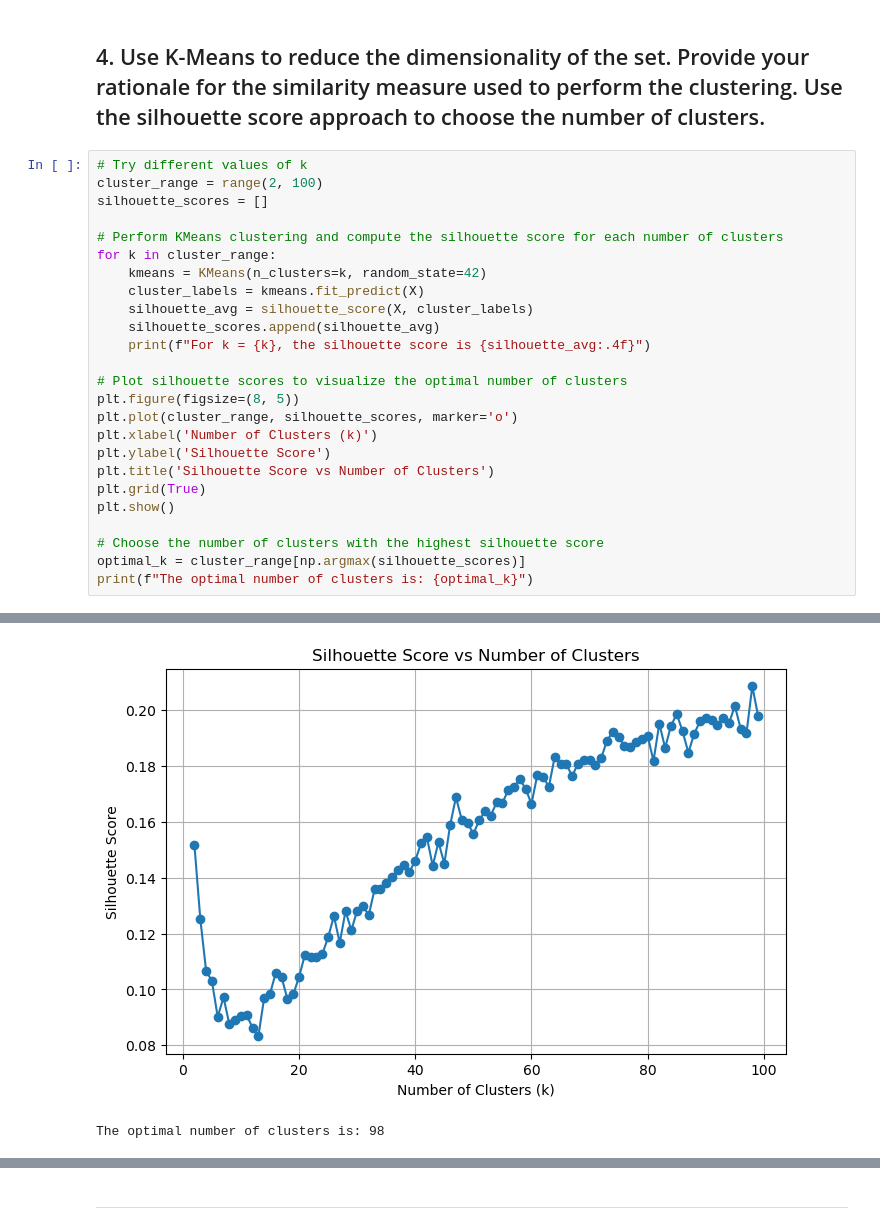
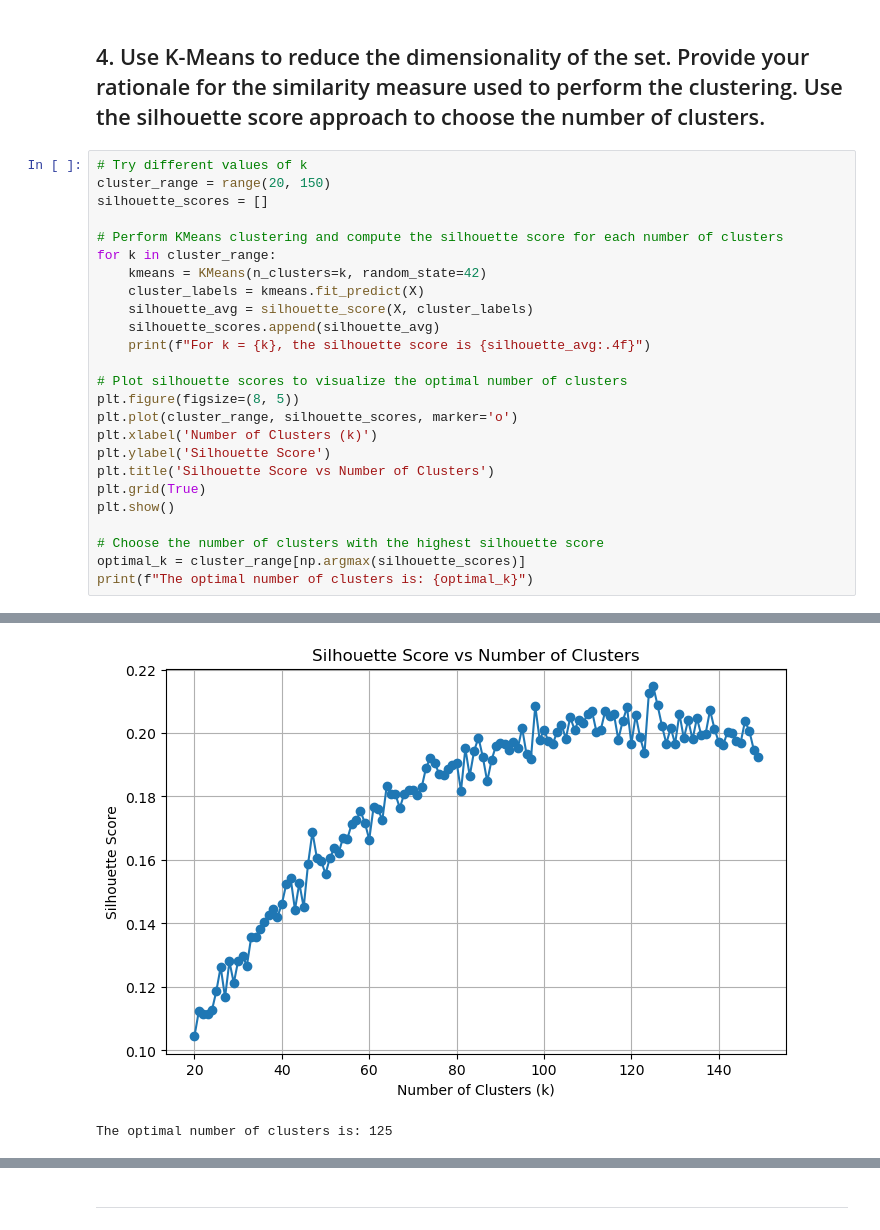
Before and after one commit to Ale248/FALL2024_COMP257, a Jupyter notebook: Assignment2/A2_Question1.ipynb, the cells around one changed output, grey strips where cells are left out. Saved outputs shown, nothing was run; the diff lists cells and outputs as text.

```diff
--- a/Assignment2/A2_Question1.ipynb
+++ b/Assignment2/A2_Question1.ipynb
@@ -140,7 +153,7 @@ Validation set accuracy: 0.9750
 ## 4. Use K-Means to reduce the dimensionality of the set. Provide your rationale for the similarity measure used to perform the clustering. Use the silhouette score approach to choose the number of clusters.
 # %%
 # Try different values of k
-cluster_range = range(2, 100)
+cluster_range = range(20, 150)
 silhouette_scores = []
 
 # Perform KMeans clustering and compute the silhouette score for each number of clusters
@@ -184,3 +197,3 @@ For k = 99, the silhouette score is 0.1979
-[figure, old version]
+[figure, new version]
-The optimal number of clusters is: 98
+The optimal number of clusters is: 125
 # %%
```
Also changed, not shown: parts of 21 cells of this notebook, 2 other files.
